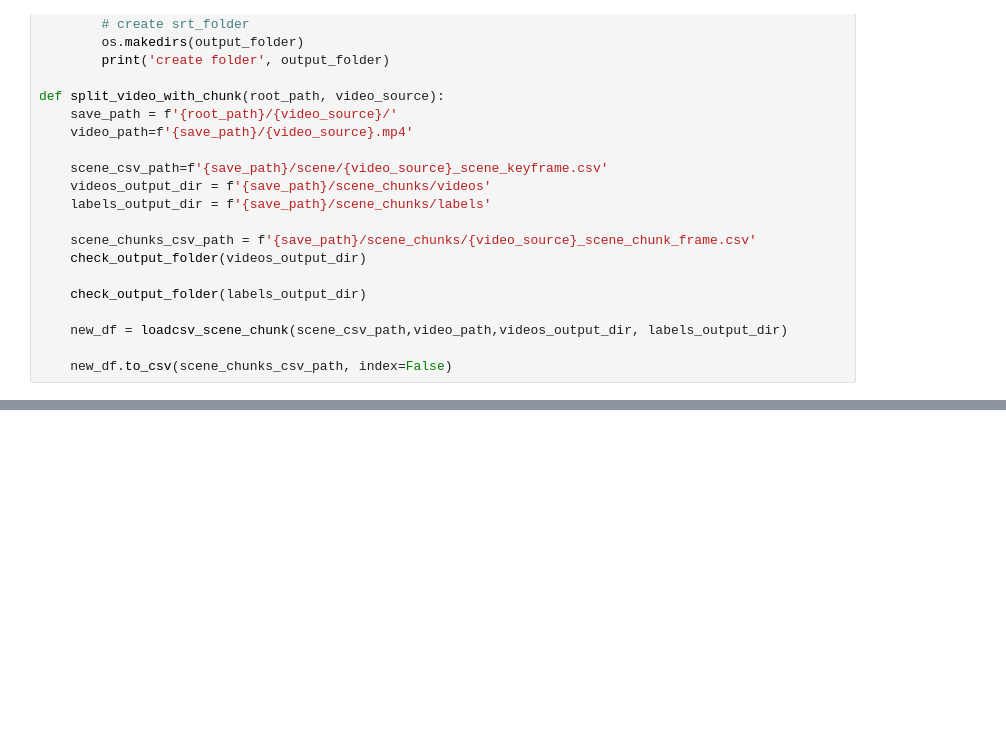
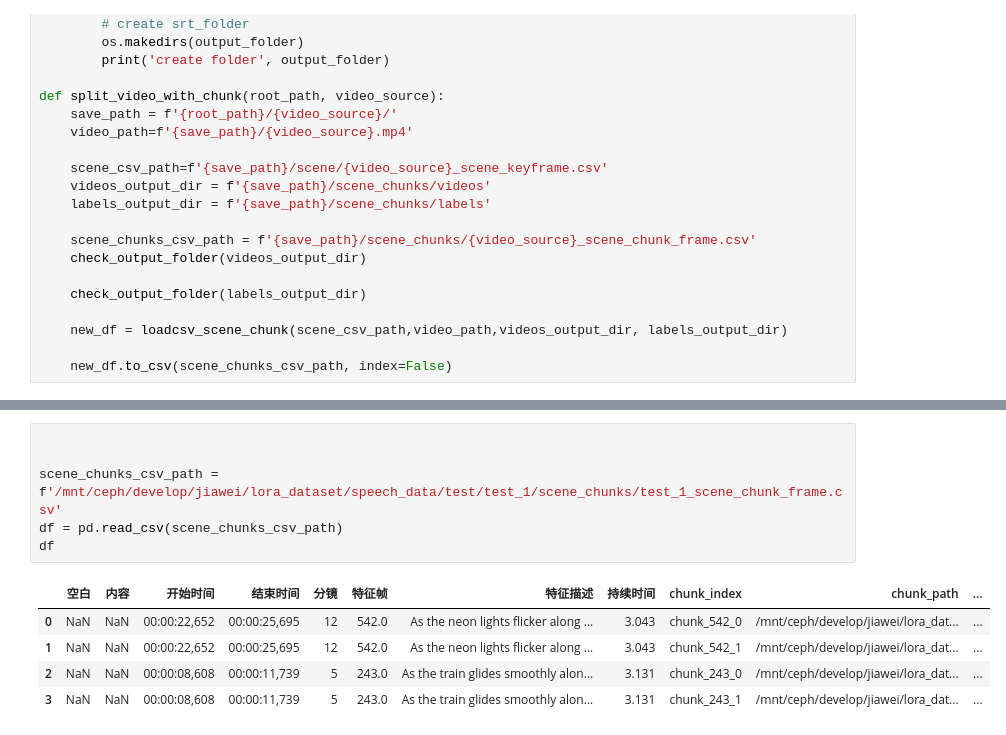
Before and after one commit to glide-the/Keyframe-Extraction-for-video-summarization, a Jupyter notebook: src/05-0-视频裁剪增加镜头描述.ipynb, the cells around one changed output, grey strips where cells are left out. Drawn from its saved outputs; the diff is of its cells as text; blank space fills up the shorter version.

Commit message:
Refactor video chunk cropping and labeling functions

```diff
--- a/src/05-0-视频裁剪增加镜头描述.ipynb
+++ b/src/05-0-视频裁剪增加镜头描述.ipynb
@@ -390 +403,13 @@ To disable this warning, you can either:
+# %%
+
+
+scene_chunks_csv_path = f'/mnt/ceph/develop/jiawei/lora_dataset/speech_data/test/test_1/scene_chunks/test_1_scene_chunk_frame.csv'
+df = pd.read_csv(scene_chunks_csv_path)
+df
+# %% [output]
+|  | 空白 | 内容 | 开始时间 | 结束时间 | 分镜 | 特征帧 | 特征描述 | 持续时间 | chunk_index | chunk_path | ... |
+| 0 | NaN | NaN | 00:00:22,652 | 00:00:25,695 | 12 | 542.0 | As the neon lights flicker along ... | 3.043 | chunk_542_0 | /mnt/ceph/develop/jiawei/lora_dat... | ... |
+| 1 | NaN | NaN | 00:00:22,652 | 00:00:25,695 | 12 | 542.0 | As the neon lights flicker along ... | 3.043 | chunk_542_1 | /mnt/ceph/develop/jiawei/lora_dat... | ... |
+| 2 | NaN | NaN | 00:00:08,608 | 00:00:11,739 | 5 | 243.0 | As the train glides smoothly alon... | 3.131 | chunk_243_0 | /mnt/ceph/develop/jiawei/lora_dat... | ... |
+| 3 | NaN | NaN | 00:00:08,608 | 00:00:11,739 | 5 | 243.0 | As the train glides smoothly alon... | 3.131 | chunk_243_1 | /mnt/ceph/develop/jiawei/lora_dat... | ... |
 # %%
```
Also changed, not shown: parts of 5 cells of this notebook, 16 other files.
